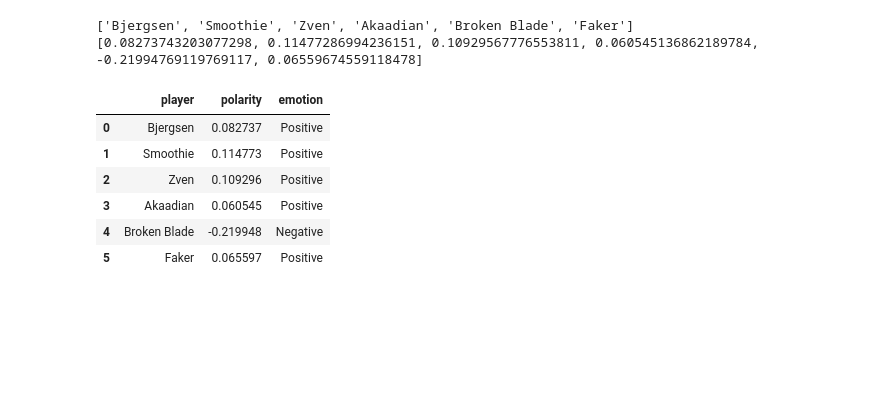
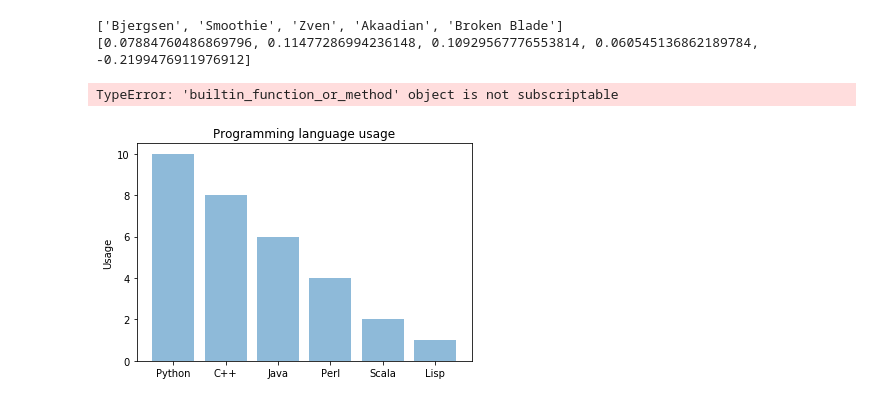
Before and after one commit to kevincuax/LCSRedditSentimentalizer, a Jupyter notebook: LCSRedditSentimentalizer.ipynb, the cells around one changed output. Drawn from its saved outputs; the diff is of its cells as text; code cells hidden in the pictures; blank space fills up the shorter version.

```diff
--- a/LCSRedditSentimentalizer.ipynb
+++ b/LCSRedditSentimentalizer.ipynb
@@ -374,16 +318,34 @@ for emotion in emotion_list:
 
 player_data = pd.DataFrame(players_dict)
 player_data
+
+objects = (player_list)
+y_pos = np.arange[len(objects)]
+performance = polarity_averages
+
+plt.bar(y_pos, performance, align='center', alpha=0.5)
+plt.xticks(y_pos, objects)
+plt.ylabel('Usage')
+plt.title('Programming language usage')
+
+plt.show()
 # %% [output]
-['Bjergsen', 'Smoothie', 'Zven', 'Akaadian', 'Broken Blade', 'Faker']
-[0.08273743203077298, 0.11477286994236151, 0.10929567776553811, 0.060545136862189784, -0.21994769119769117, 0.06559674559118478]
+['Bjergsen', 'Smoothie', 'Zven', 'Akaadian', 'Broken Blade']
+[0.07884760486869796, 0.11477286994236148, 0.10929567776553814, 0.060545136862189784, -0.2199476911976912]
-|  | player | polarity | emotion |
-| 0 | Bjergsen | 0.082737 | Positive |
-| 1 | Smoothie | 0.114773 | Positive |
-| 2 | Zven | 0.109296 | Positive |
-| 3 | Akaadian | 0.060545 | Positive |
-| 4 | Broken Blade | -0.219948 | Negative |
-| 5 | Faker | 0.065597 | Positive |
+TypeError: 'builtin_function_or_method' object is not subscriptable
+# %%
+objects = ('Python', 'C++', 'Java', 'Perl', 'Scala', 'Lisp')
+y_pos = np.arange(len(objects))
+performance = [10,8,6,4,2,1]
+
+plt.bar(y_pos, performance, align='center', alpha=0.5)
+plt.xticks(y_pos, objects)
+plt.ylabel('Usage')
+plt.title('Programming language usage')
+
+plt.show()
+# %% [output]
+[figure, added]
 # %%
 topics_data = pd.DataFrame(topics_dict)
 _timestamp = topics_data["created"].apply(get_date)
```
Also changed, not shown: parts of 12 cells of this notebook, 1 other file.
